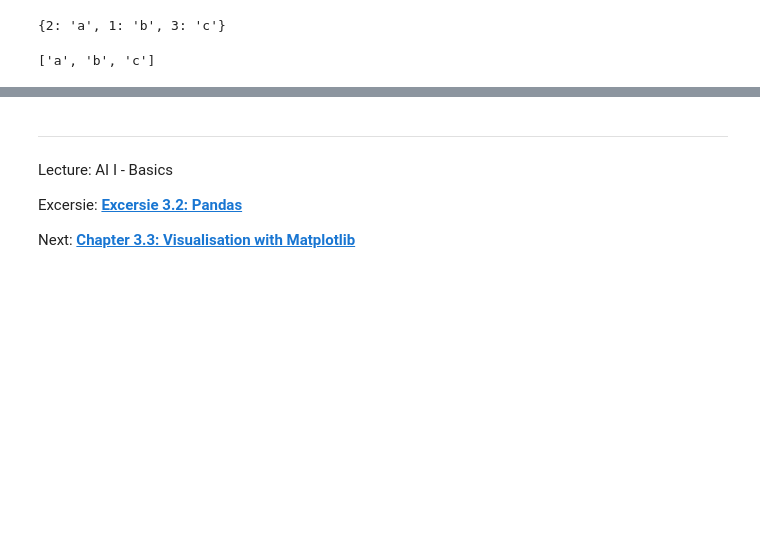
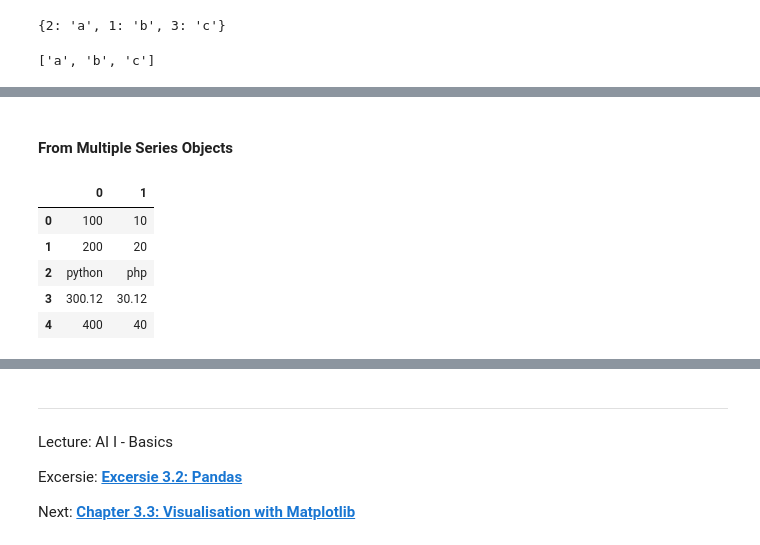
Before and after one commit to iLuckyW/lecture-ai-basics, a Jupyter notebook: chapter/03_data/02_pandas.ipynb, the cells around one changed output, grey strips where cells are left out. Saved outputs shown, nothing was run; the diff lists cells and outputs as text; code cells hidden in the pictures; blank space fills up the shorter version.

```diff
--- a/chapter/03_data/02_pandas.ipynb
+++ b/chapter/03_data/02_pandas.ipynb
@@ -252,0 +429,14 @@ list(ser.values)
+# %% [markdown]
+#### From Multiple Series Objects
+# %%
+s1 = pd.Series(['100', '200', 'python', '300.12', '400'])
+s2 = pd.Series(['10', '20', 'php', '30.12', '40'])
+df = pd.concat([s1, s2], axis='columns')
+df
+# %% [output]
+|  | 0 | 1 |
+| 0 | 100 | 10 |
+| 1 | 200 | 20 |
+| 2 | python | php |
+| 3 | 300.12 | 30.12 |
+| 4 | 400 | 40 |
```
Also changed, not shown: parts of 42 cells of this notebook.
